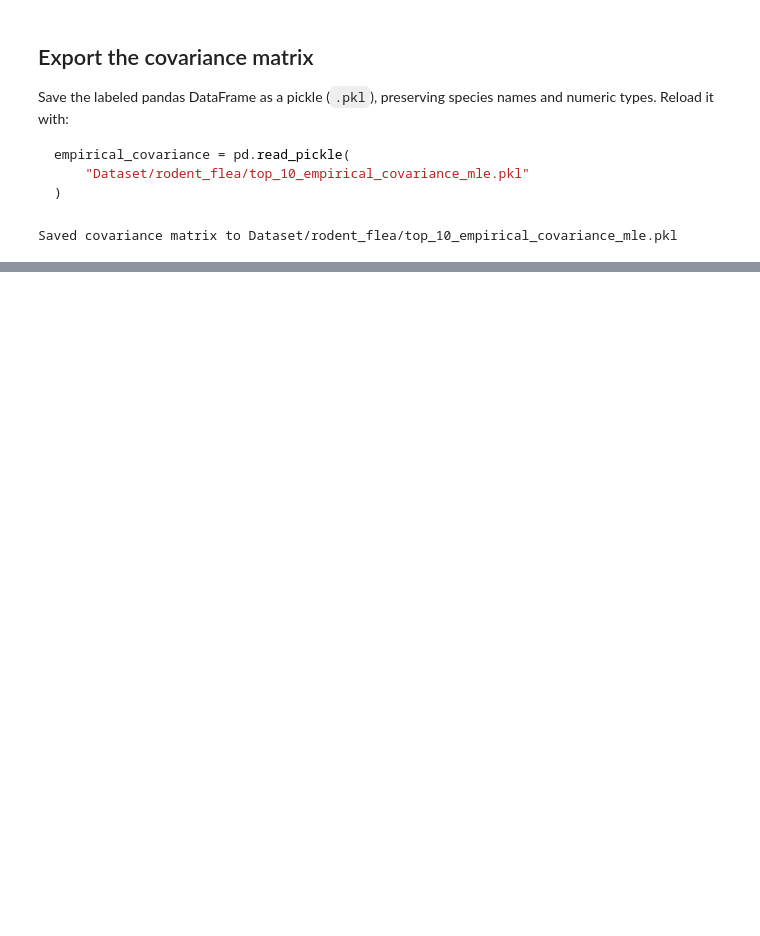
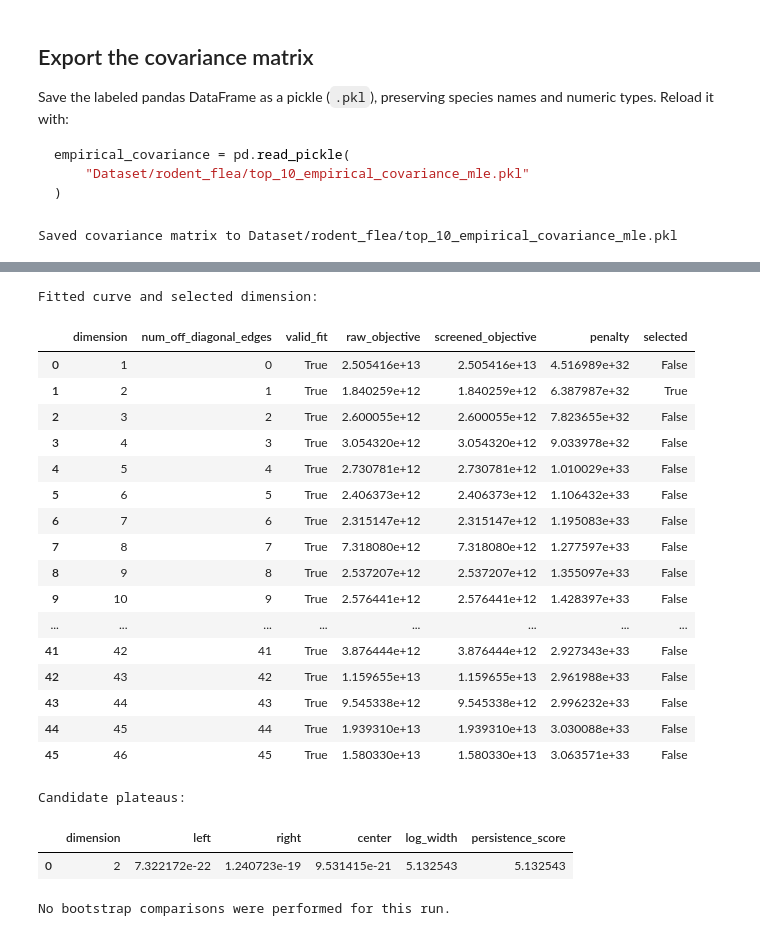
Before and after one commit to Bi-xuan/Analysis_eco_data, a Jupyter notebook: analyze_data.ipynb, the cells around one changed output, grey strips where cells are left out. Cells and saved outputs as stored; diff of their text form; code cells hidden in the pictures; blank space fills up the shorter version.

```diff
--- a/analyze_data.ipynb
+++ b/analyze_data.ipynb
@@ -162,0 +259,50 @@ Saved covariance matrix to Dataset/rodent_flea/top_10_empirical_covariance_mle.p
+# %%
+curve_diagnostics = pd.DataFrame({
+    "dimension": recovery_result.curve.dimensions,
+    "num_off_diagonal_edges": recovery_result.curve.dimensions - 1,
+    "valid_fit": recovery_result.curve.support_valid,
+    "raw_objective": recovery_result.curve.raw_objectives,
+    "screened_objective": recovery_result.screened_objectives,
+    "penalty": recovery_result.penalty_values,
+    "selected": recovery_result.curve.dimensions == recovery_result.selected_dimension,
+})
+print("Fitted curve and selected dimension:")
+display(curve_diagnostics)
+
+candidate_plateaus = getattr(recovery_result.diagnostics, "plateaus", ())
+if candidate_plateaus:
+    print("Candidate plateaus:")
+    display(pd.DataFrame([asdict(plateau) for plateau in candidate_plateaus]))
+
+bootstrap_comparisons = recovery_result.bootstrap_comparisons
+if bootstrap_comparisons:
+    print("Bootstrap comparisons:")
+    display(pd.DataFrame([
+        {key: value for key, value in asdict(comparison).items() if key != "bootstrap_gains"}
+        for comparison in bootstrap_comparisons
+    ]))
+else:
+    print("No bootstrap comparisons were performed for this run.")
+# %% [output]
+Fitted curve and selected dimension:
+|  | dimension | num_off_diagonal_edges | valid_fit | raw_objective | screened_objective | penalty | selected |
+| 0 | 1 | 0 | True | 2.505416e+13 | 2.505416e+13 | 4.516989e+32 | False |
+| 1 | 2 | 1 | True | 1.840259e+12 | 1.840259e+12 | 6.387987e+32 | True |
+| 2 | 3 | 2 | True | 2.600055e+12 | 2.600055e+12 | 7.823655e+32 | False |
+| 3 | 4 | 3 | True | 3.054320e+12 | 3.054320e+12 | 9.033978e+32 | False |
+| 4 | 5 | 4 | True | 2.730781e+12 | 2.730781e+12 | 1.010029e+33 | False |
+| 5 | 6 | 5 | True | 2.406373e+12 | 2.406373e+12 | 1.106432e+33 | False |
+| 6 | 7 | 6 | True | 2.315147e+12 | 2.315147e+12 | 1.195083e+33 | False |
+| 7 | 8 | 7 | True | 7.318080e+12 | 7.318080e+12 | 1.277597e+33 | False |
+| 8 | 9 | 8 | True | 2.537207e+12 | 2.537207e+12 | 1.355097e+33 | False |
+| 9 | 10 | 9 | True | 2.576441e+12 | 2.576441e+12 | 1.428397e+33 | False |
+| ... | ... | ... | ... | ... | ... | ... | ... |
+| 41 | 42 | 41 | True | 3.876444e+12 | 3.876444e+12 | 2.927343e+33 | False |
+| 42 | 43 | 42 | True | 1.159655e+13 | 1.159655e+13 | 2.961988e+33 | False |
+| 43 | 44 | 43 | True | 9.545338e+12 | 9.545338e+12 | 2.996232e+33 | False |
+| 44 | 45 | 44 | True | 1.939310e+13 | 1.939310e+13 | 3.030088e+33 | False |
+| 45 | 46 | 45 | True | 1.580330e+13 | 1.580330e+13 | 3.063571e+33 | False |
+Candidate plateaus:
+|  | dimension | left | right | center | log_width | persistence_score |
+| 0 | 2 | 7.322172e-22 | 1.240723e-19 | 9.531415e-21 | 5.132543 | 5.132543 |
+No bootstrap comparisons were performed for this run.
```
Also changed, not shown: parts of 3 cells of this notebook, 2 other files.
